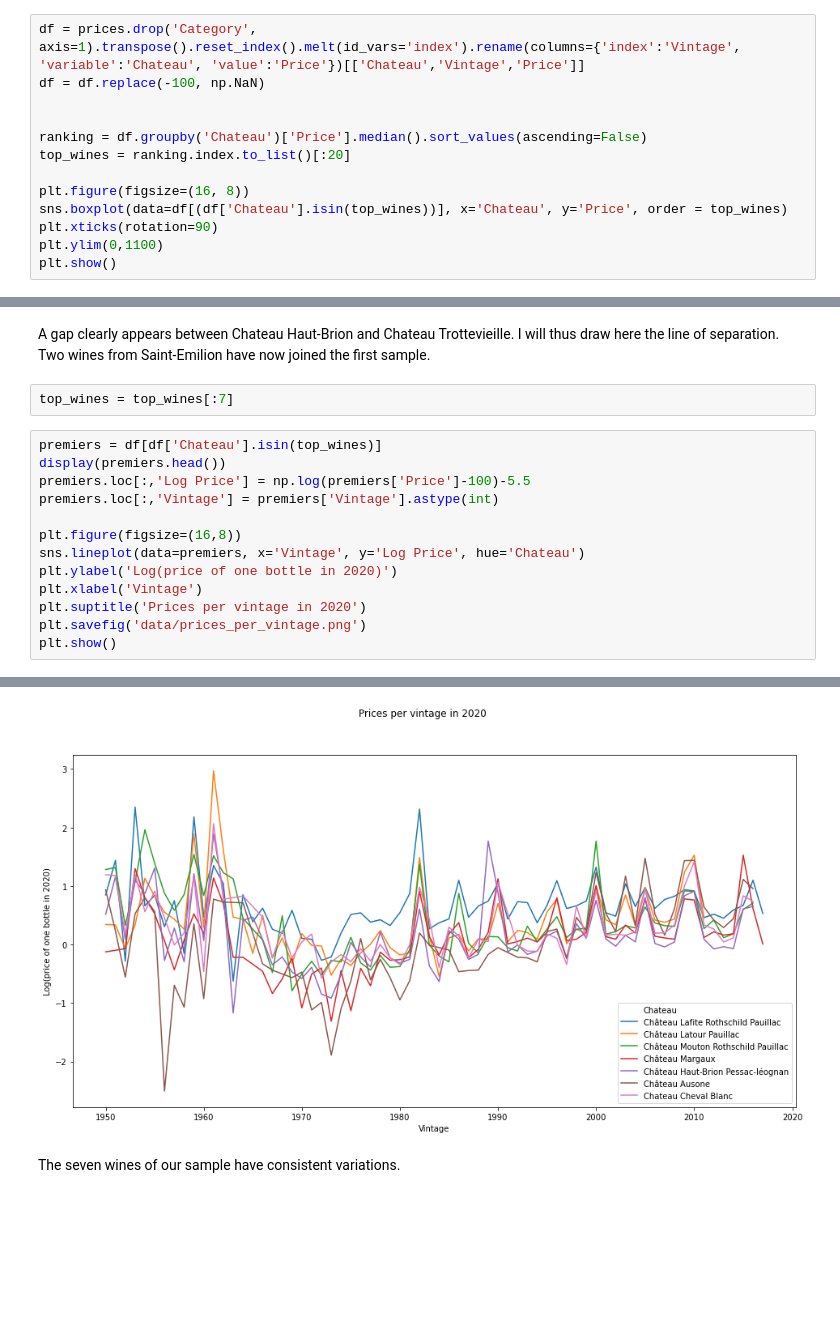
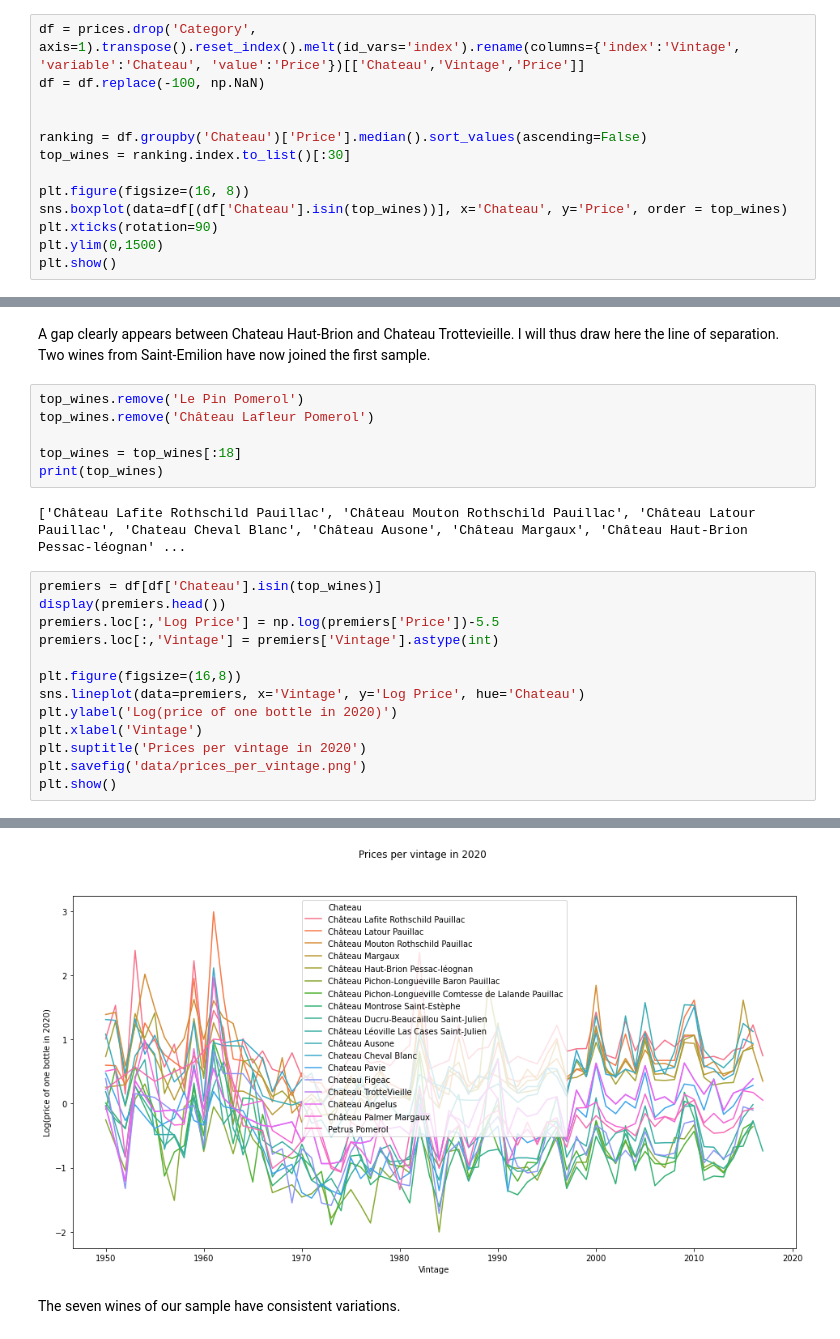
Before and after one commit to RoucherA/GrandCruClassifier, a Jupyter notebook: data_exploration.ipynb, the cells around one changed output, grey strips where cells are left out. Drawn from its saved outputs; the diff is of its cells as text; blank space fills up the shorter version.

Commit message:
Add new wines, correct errors.

```diff
--- a/data_exploration.ipynb
+++ b/data_exploration.ipynb
@@ -66,11 +66,11 @@ df = df.replace(-100, np.NaN)
 
 
 ranking = df.groupby('Chateau')['Price'].median().sort_values(ascending=False)
-top_wines = ranking.index.to_list()[:20]
+top_wines = ranking.index.to_list()[:30]
 
 plt.figure(figsize=(16, 8))
 sns.boxplot(data=df[(df['Chateau'].isin(top_wines))], x='Chateau', y='Price', order = top_wines)
 plt.xticks(rotation=90)
-plt.ylim(0,1100)
+plt.ylim(0,1500)
 plt.show()
 # %% [output]
@@ -78,38 +78,44 @@ plt.show()
 # %% [markdown]
 A gap clearly appears between Chateau Haut-Brion and Chateau Trottevieille. I will thus draw here the line of separation. Two wines from Saint-Emilion have now joined the first sample.
-# %%
-top_wines = top_wines[:7]
+# %%
+top_wines.remove('Le Pin Pomerol')
+top_wines.remove('Château Lafleur Pomerol')
+
+top_wines = top_wines[:18]
+print(top_wines)
+# %% [output]
+['Château Lafite Rothschild Pauillac', 'Château Mouton Rothschild Pauillac', 'Château Latour Pauillac', 'Chateau Cheval Blanc', 'Château Ausone', 'Château Margaux', 'Château Haut-Brion Pessac-léognan' ...
 # %%
 premiers = df[df['Chateau'].isin(top_wines)]
 display(premiers.head())
-premiers.loc[:,'Log Price'] = np.log(premiers['Price']-100)-5.5
+premiers.loc[:,'Log Price'] = np.log(premiers['Price'])-5.5
 premiers.loc[:,'Vintage'] = premiers['Vintage'].astype(int)
 
 plt.figure(figsize=(16,8))
 sns.lineplot(data=premiers, x='Vintage', y='Log Price', hue='Chateau')
 plt.ylabel('Log(price of one bottle in 2020)')
 plt.xlabel('Vintage')
 plt.suptitle('Prices per vintage in 2020')
 plt.savefig('data/prices_per_vintage.png')
 plt.show()
 # %% [output]
 |  | Chateau | Vintage | Price |
 | 0 | Château Lafite Rothschild Pauillac | 1950 | 671.0 |
 | 1 | Château Lafite Rothschild Pauillac | 1951 | 1133.0 |
 | 2 | Château Lafite Rothschild Pauillac | 1952 | 284.0 |
 | 3 | Château Lafite Rothschild Pauillac | 1953 | 2666.0 |
 | 4 | Château Lafite Rothschild Pauillac | 1954 | 574.0 |
 A value is trying to be set on a copy of a slice from a DataFrame.
 Try using .loc[row_indexer,col_indexer] = value instead
 
 See the caveats in the documentation: https://pandas.pydata.org/pandas-docs/stable/user_guide/indexing.html#returning-a-view-versus-a-copy
   self.obj[key] = _infer_fill_value(value)
 A value is trying to be set on a copy of a slice from a DataFrame.
 Try using .loc[row_indexer,col_indexer] = value instead
 
 See the caveats in the documentation: https://pandas.pydata.org/pandas-docs/stable/user_guide/indexing.html#returning-a-view-versus-a-copy
   self.obj[item] = s
-[figure, old version]
+[figure, new version]
 # %% [markdown]
 The seven wines of our sample have consistent variations.
 # %%
```
Also changed, not shown: parts of 9 cells of this notebook, 8 other files.
